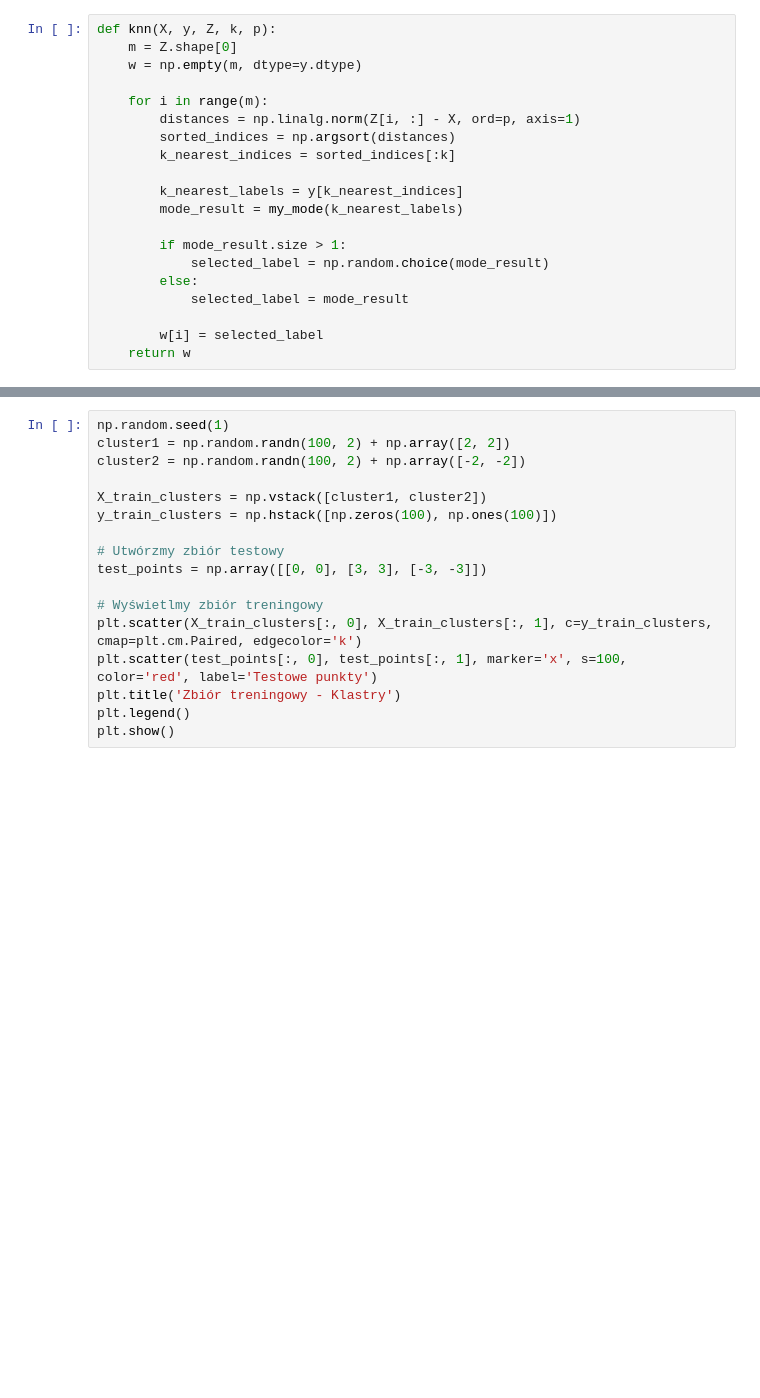
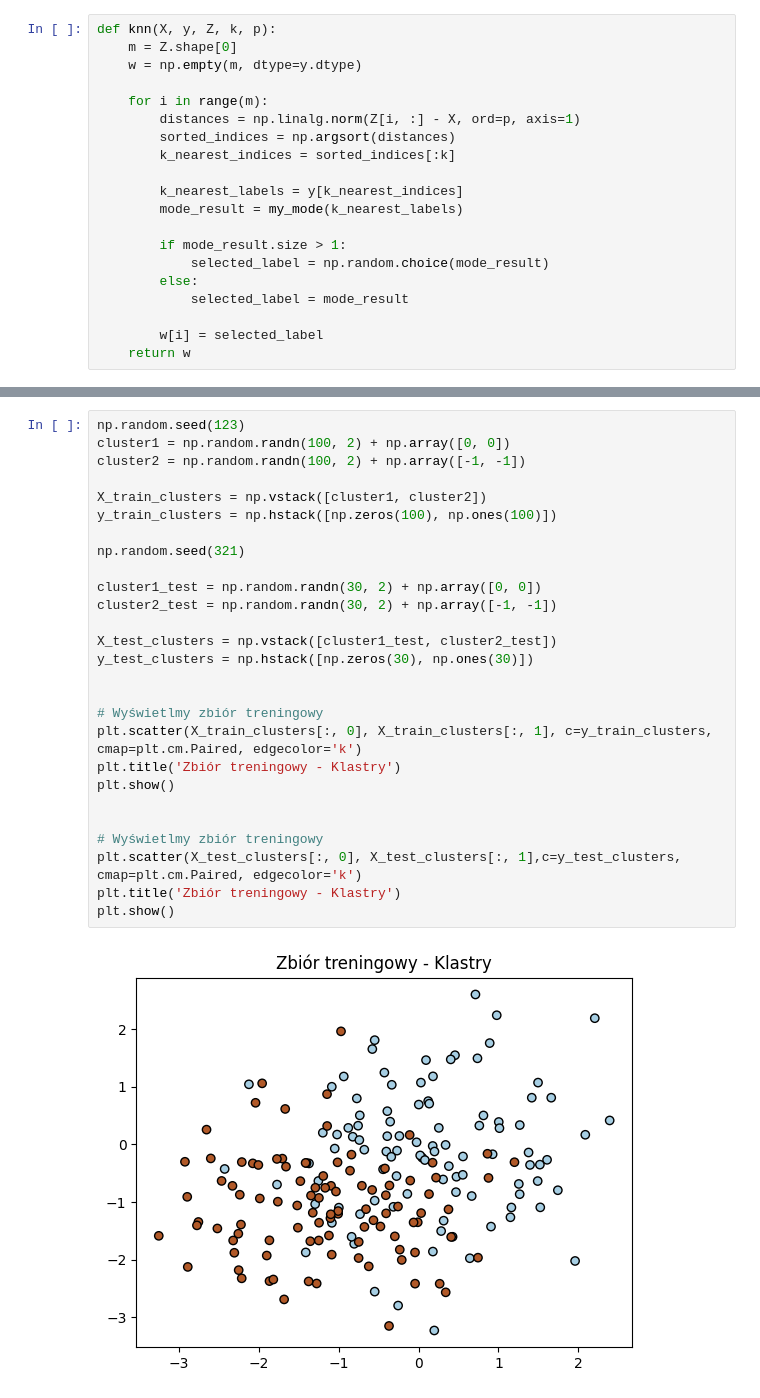
Before and after one commit to kzdunczyk/pw, a Jupyter notebook: ML/hm3/homework3.ipynb, the cells around one changed output, grey strips where cells are left out. Saved outputs shown, nothing was run; the diff lists cells and outputs as text; blank space fills up the shorter version.

```diff
--- a/ML/hm3/homework3.ipynb
+++ b/ML/hm3/homework3.ipynb
@@ -55,17 +57,29 @@ plt.show()
 # %%
-np.random.seed(1)
-cluster1 = np.random.randn(100, 2) + np.array([2, 2])
-cluster2 = np.random.randn(100, 2) + np.array([-2, -2])
+np.random.seed(123)
+cluster1 = np.random.randn(100, 2) + np.array([0, 0])
+cluster2 = np.random.randn(100, 2) + np.array([-1, -1])
 
 X_train_clusters = np.vstack([cluster1, cluster2])
 y_train_clusters = np.hstack([np.zeros(100), np.ones(100)])
 
-# Utwórzmy zbiór testowy
-test_points = np.array([[0, 0], [3, 3], [-3, -3]])
+np.random.seed(321)
+
+cluster1_test = np.random.randn(30, 2) + np.array([0, 0])
+cluster2_test = np.random.randn(30, 2) + np.array([-1, -1])
+
+X_test_clusters = np.vstack([cluster1_test, cluster2_test])
+y_test_clusters = np.hstack([np.zeros(30), np.ones(30)])
+
 
 # Wyświetlmy zbiór treningowy
 plt.scatter(X_train_clusters[:, 0], X_train_clusters[:, 1], c=y_train_clusters, cmap=plt.cm.Paired, edgecolor='k')
-plt.scatter(test_points[:, 0], test_points[:, 1], marker='x', s=100, color='red', label='Testowe punkty')
 plt.title('Zbiór treningowy - Klastry')
-plt.legend()
 plt.show()
+
+
+# Wyświetlmy zbiór treningowy
+plt.scatter(X_test_clusters[:, 0], X_test_clusters[:, 1],c=y_test_clusters, cmap=plt.cm.Paired, edgecolor='k')
+plt.title('Zbiór treningowy - Klastry')
+plt.show()
+# %% [output]
+[figure, added]
```
Also changed, not shown: parts of 5 cells of this notebook.
